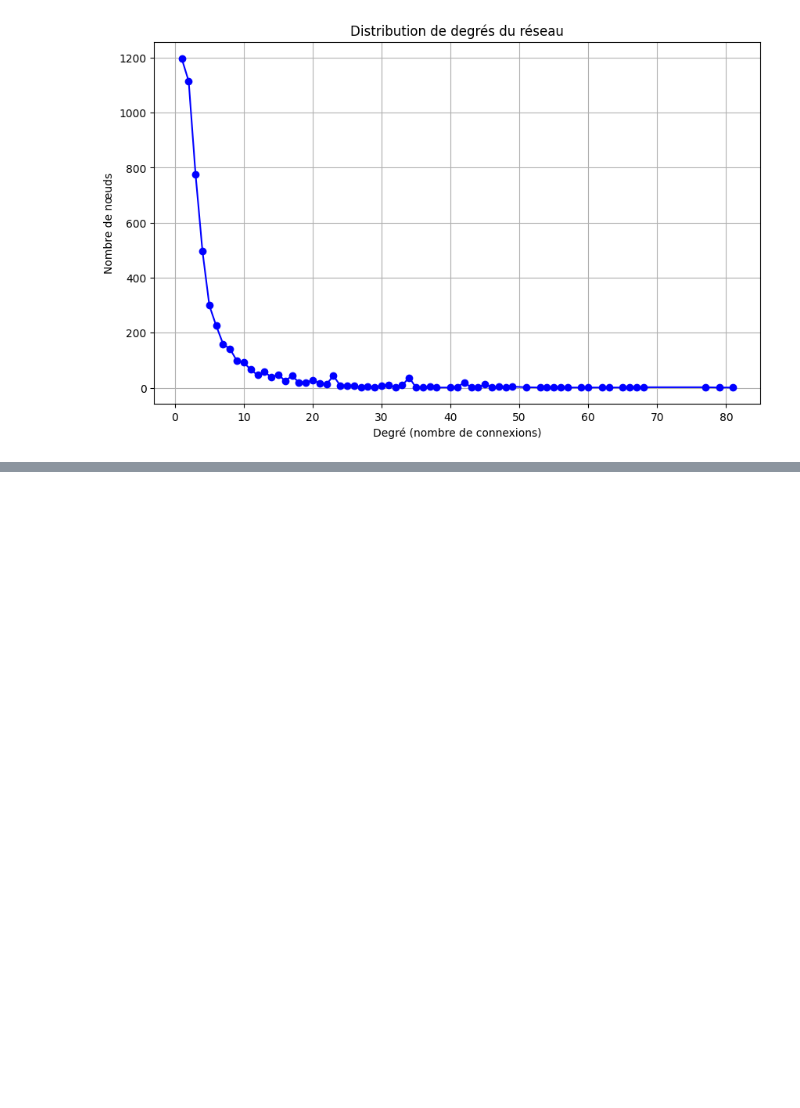
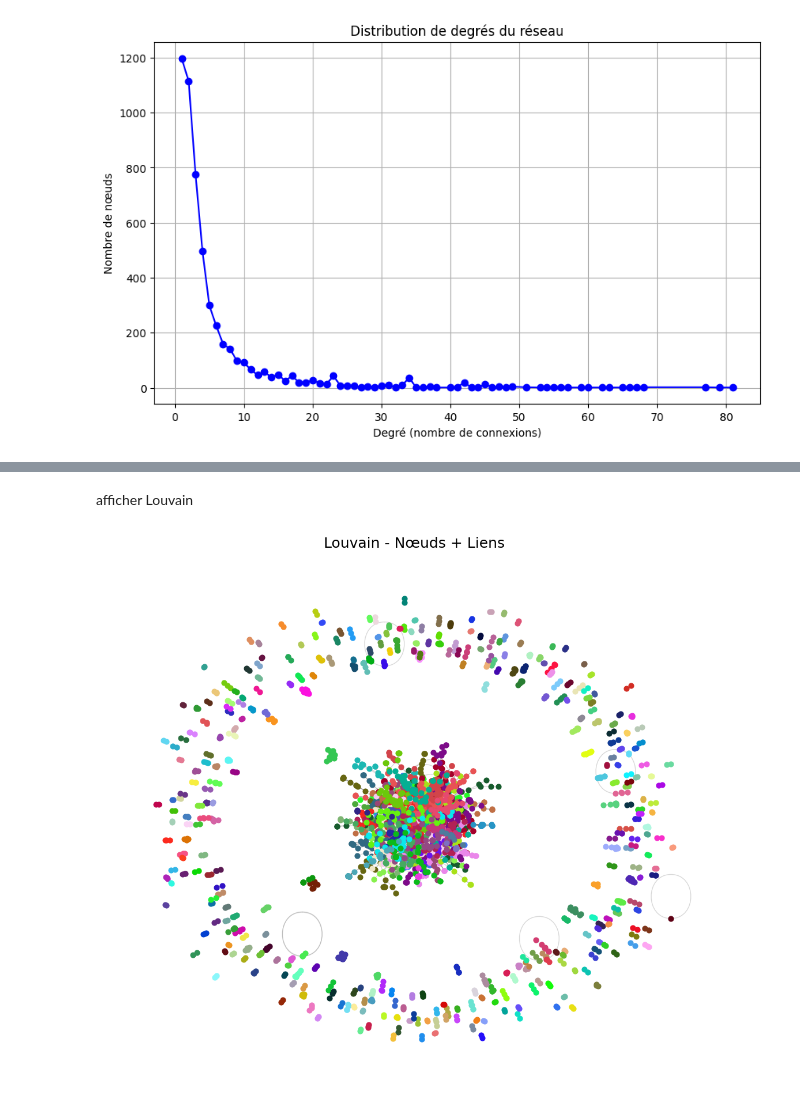
Before and after one commit to ayyyaa/Project, a Jupyter notebook: ProjetReseauSociaux.ipynb, the cells around one changed output, grey strips where cells are left out. Saved outputs shown, nothing was run; the diff lists cells and outputs as text; code cells hidden in the pictures; blank space fills up the shorter version.

```diff
--- a/ProjetReseauSociaux.ipynb
+++ b/ProjetReseauSociaux.ipynb
@@ -228,0 +262,6 @@ plt.show()
+# %% [markdown]
+ afficher Louvain
+# %%
+draw_communities_with_nodes_and_edges(G, louvain_comm, "Louvain - Nœuds + Liens")
+# %% [output]
+[figure, added]
```
Also changed, not shown: parts of 11 cells of this notebook.
